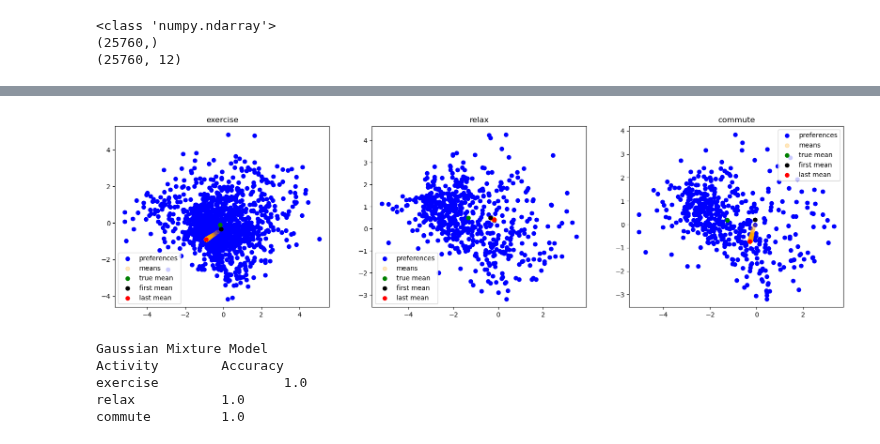
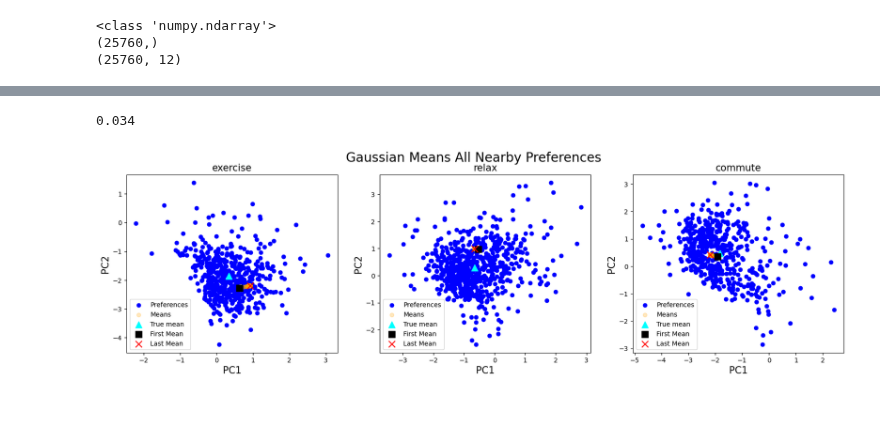
Before and after one commit to EliasLMann/contextRec, a Jupyter notebook: no_auto_recommend.ipynb, the cells around one changed output, grey strips where cells are left out. Cells and saved outputs as stored; diff of their text form; code cells hidden in the pictures; blank space fills up the shorter version.

Commit message:
change visualization for paper + more experiments

```diff
--- a/no_auto_recommend.ipynb
+++ b/no_auto_recommend.ipynb
@@ -505,6 +546,6 @@ def visualize_user_preferences(user, pca_components=2):
     plt.show()
 # %%
-users_data = create_users(num_users=3, randomness_percent=0.5, centroid_radius=1, random_radius=2.5)
+users_data = create_users(num_users=3, randomness_percent=1, centroid_radius=1, random_radius=None)
 # %%
 visualize_user_preferences(users_data[2])
 # %% [output]
@@ -687,10 +725,9 @@ def simulate_gmm(num_episodes=100, g_model=None, user=None, pretrain_song_ids=No
     return {activity: num_correct[activity] for activity in ['exercise', 'relax', 'commute']}, g_model, means
 # %%
 #create the gaussian models
-gaussians, pretrain_song_ids = create_gaussians(num_examples=4, user=users_data[0])
-g1 = gaussians.copy()
+gaussians, pretrain_song_ids = create_gaussians(num_examples=4, user=users_data[2])
+
+num_correct, models, means = simulate_gmm(g_model=gaussians, user=users_data[2], pretrain_song_ids=pretrain_song_ids, num_episodes=3000)
-# %%
-num_correct, models, means = simulate_gmm(g_model=gaussians, user=users_data[0], pretrain_song_ids=pretrain_song_ids, num_episodes=3000)
 # %%
 print(num_correct)
 #print the sum of num_correct
@@ -701,53 +738,42 @@ print(sum(num_correct.values()))
+# %%
+34/1000
+# %% [output]
+0.034
 # %%
 pca = PCA(n_components=2)
 pca.fit(latent_space)
 
 #plot the pca of users  preferences and the means of the gaussians over the latent space
 fig, ax = plt.subplots(1, 3, figsize=(20, 5))
+
+fig.suptitle('Gaussian Means All Nearby Preferences', size=20)
+
 
 for i, activity in enumerate(['exercise', 'relax', 'commute']):
 
     #get the indeces of the songs in the latent space
     song_indices = np.where(y_train_embedding.id.isin(users_data[2].preferences[activity]))[0]
     #get the latent space vectors for the songs
     latent_space_vectors = latent_space[song_indices, :]
     #plot the latent space vectors
-    ax[i].scatter(pca.transform(latent_space_vectors)[:,0],  pca.transform(latent_space_vectors)[:,1], color='blue', label='preferences')
+    ax[i].scatter(pca.transform(latent_space_vectors)[:,0],  pca.transform(latent_space_vectors)[:,1], color='blue', label='Preferences')
 
     # #plot all of the means of the gaussians models
-    ax[i].scatter(pca.transform(means[activity])[:,0], pca.transform(means[activity])[:,1], color='orange', label='means', alpha=0.25)
+    ax[i].scatter(pca.transform(means[activity])[:,0], pca.transform(means[activity])[:,1], color='orange', label='Means', alpha=0.25)
 
     #plot the true mean of the songs
-    ax[i].scatter(pca.transform(np.mean(latent_space_vectors, axis=0).reshape(1, -1))[0][0], pca.transform(np.mean(latent_space_vectors, axis=0).reshape(1, -1))[0][1], color='green', label='true mean')
+    ax[i].scatter(pca.transform(np.mean(latent_space_vectors, axis=0).reshape(1, -1))[0][0], pca.transform(np.mean(latent_space_vectors, axis=0).reshape(1, -1))[0][1], color='cyan', label='True mean', marker='^', s=100)
 
     # #plot all of the means of the gaussians models
-    ax[i].scatter(pca.transform(means[activity])[0,0], pca.transform(means[activity])[0,1], color='black', label='first mean')
-    ax[i].scatter(pca.transform(means[activity])[-1,0], pca.transform(means[activity])[-1,1], color='red', label='last mean')
+    ax[i].scatter(pca.transform(means[activity])[0,0], pca.transform(means[activity])[0,1], color='black', label='First Mean', marker='s', s=100)
+    ax[i].scatter(pca.transform(means[activity])[-1,0], pca.transform(means[activity])[-1,1], color='red', label='Last Mean', marker='x', s=100)
+    #label the axes
+    ax[i].set_xlabel('PC1', size=15)
+    ax[i].set_ylabel('PC2', size=15)
 
 
-    ax[i].set_title(activity)
+
+    ax[i].set_title(activity, size=15)
     ax[i].legend()
 # %% [output]
-[figure, old version]
+[figure, new version]
-# %%
-#plot all of the means of the gaussians over the latent space
-fig, ax = plt.subplots(1, 3, figsize=(20, 5))
-
-for i, activity in enumerate(['exercise', 'relax', 'commute']):
-    #
-
-    #plot the true mean of the songs
-    ax[i].scatter(np.mean(latent_space, axis=0)[0], np.mean(latent_space, axis=0)[1], color='green', label='true mean')
-
-
-    #plot the mearn of the songs
-    ax[i].scatter(np.mean(latent_space, axis=0)[0], np.mean(latent_space, axis=0)[1], color='green', label='true mean')
-
-    ax[i].set_title(activity)
-    ax[i].legend()
-# %% [output]
-Gaussian Mixture Model
-Activity        Accuracy
-exercise                1.0
-relax           1.0
-commute         1.0
```
Also changed, not shown: parts of 8 cells of this notebook, 4 other files.
